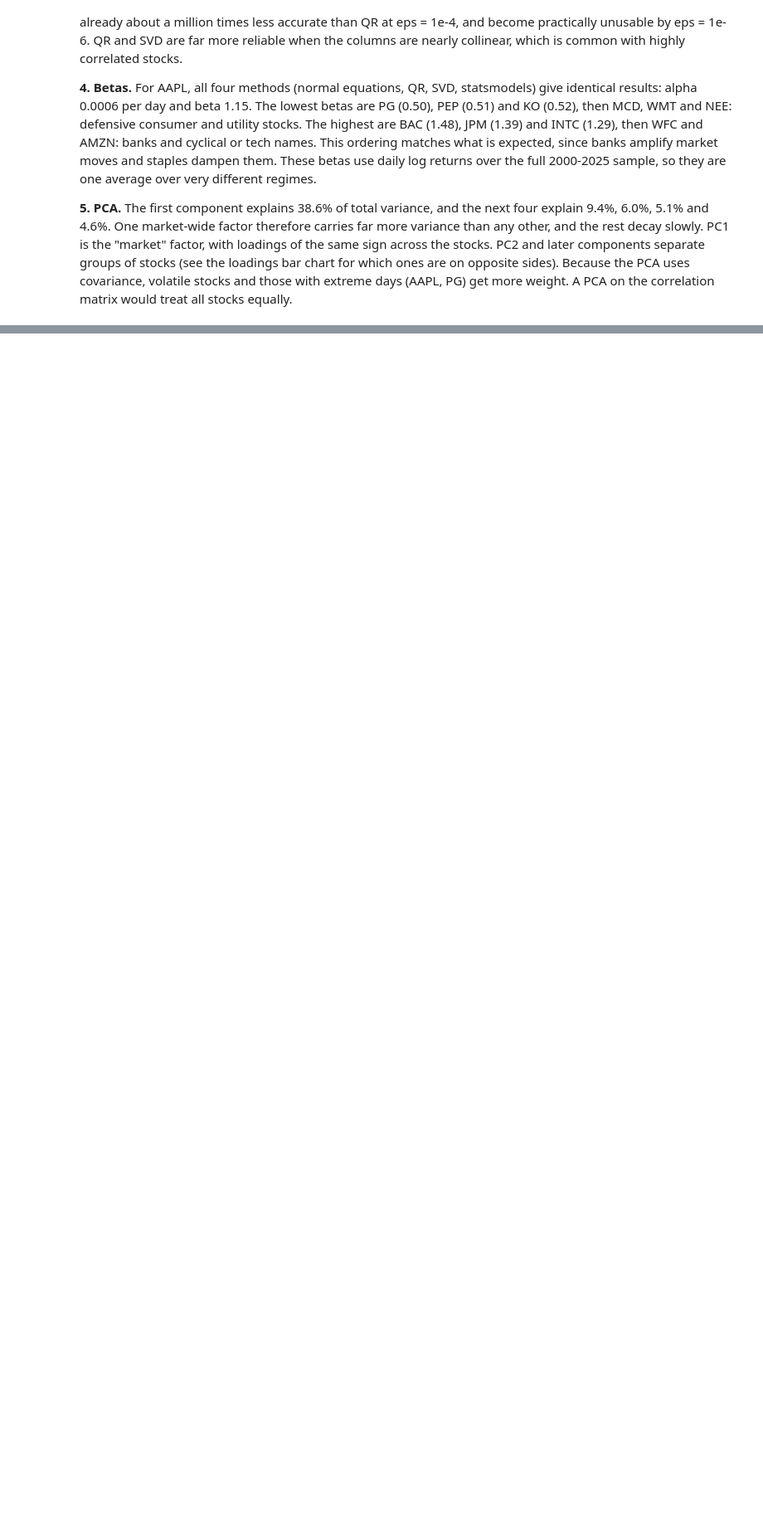
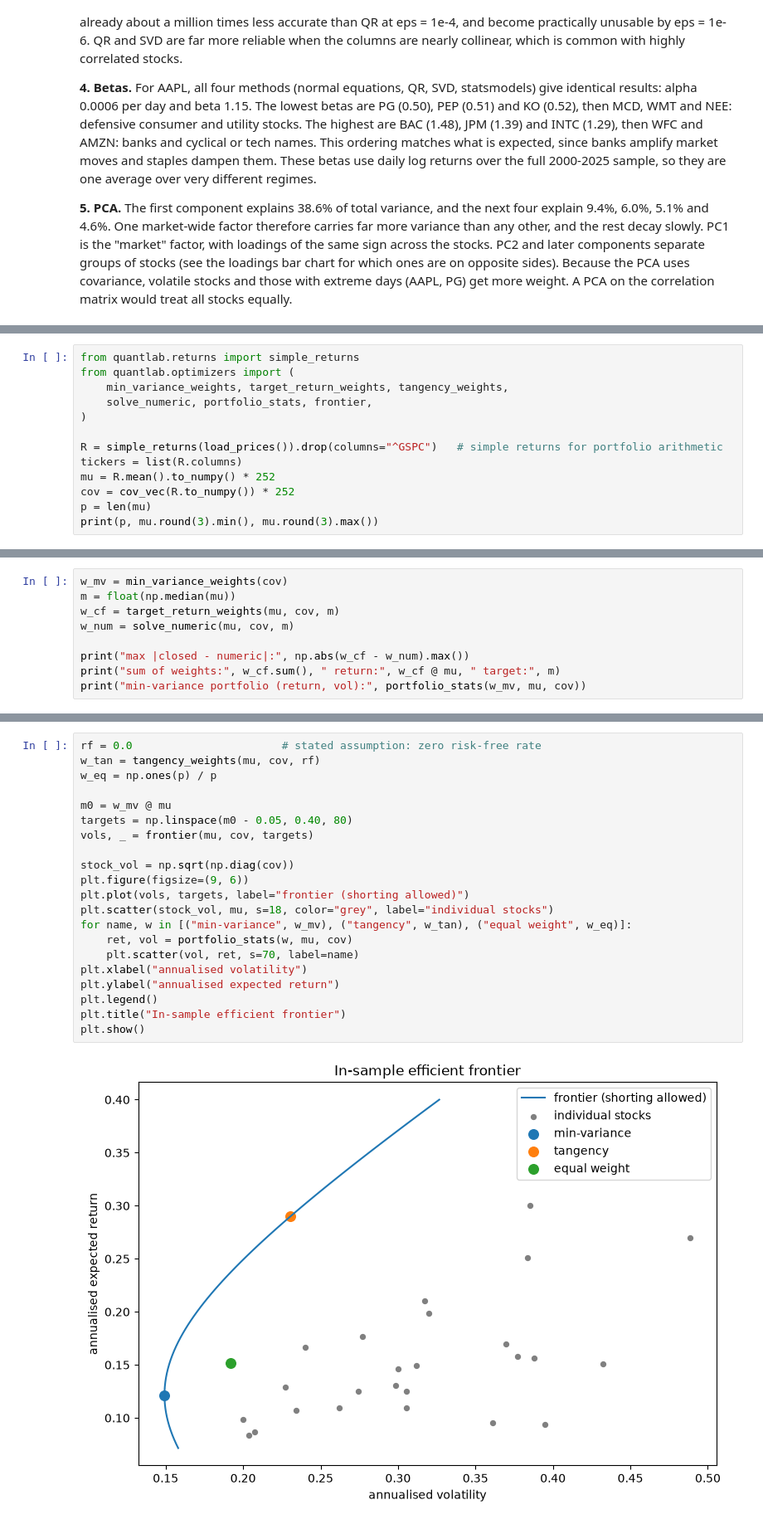
Before and after one commit to Vash150605/quantlab, a Jupyter notebook: notebooks/02_maths_to_code_drills.ipynb, the cells around one changed output, grey strips where cells are left out. Shown at 83% size. Drawn from its saved outputs; the diff is of its cells as text; blank space fills up the shorter version.

```diff
--- a/notebooks/02_maths_to_code_drills.ipynb
+++ b/notebooks/02_maths_to_code_drills.ipynb
@@ -127,0 +155,13 @@ plt.show()
+# %%
+from quantlab.returns import simple_returns
+from quantlab.optimizers import (
+    min_variance_weights, target_return_weights, tangency_weights,
+    solve_numeric, portfolio_stats, frontier,
+)
+
+R = simple_returns(load_prices()).drop(columns="^GSPC")   # simple returns for portfolio arithmetic
+tickers = list(R.columns)
+mu = R.mean().to_numpy() * 252
+cov = cov_vec(R.to_numpy()) * 252
+p = len(mu)
+print(p, mu.round(3).min(), mu.round(3).max())
@@ -127,0 +170,9 @@ plt.show()
+# %%
+w_mv = min_variance_weights(cov)
+m = float(np.median(mu))
+w_cf = target_return_weights(mu, cov, m)
+w_num = solve_numeric(mu, cov, m)
+
+print("max |closed - numeric|:", np.abs(w_cf - w_num).max())
+print("sum of weights:", w_cf.sum(), " return:", w_cf @ mu, " target:", m)
+print("min-variance portfolio (return, vol):", portfolio_stats(w_mv, mu, cov))
@@ -127,0 +183,23 @@ plt.show()
+# %%
+rf = 0.0                       # stated assumption: zero risk-free rate
+w_tan = tangency_weights(mu, cov, rf)
+w_eq = np.ones(p) / p
+
+m0 = w_mv @ mu
+targets = np.linspace(m0 - 0.05, 0.40, 80)
+vols, _ = frontier(mu, cov, targets)
+
+stock_vol = np.sqrt(np.diag(cov))
+plt.figure(figsize=(9, 6))
+plt.plot(vols, targets, label="frontier (shorting allowed)")
+plt.scatter(stock_vol, mu, s=18, color="grey", label="individual stocks")
+for name, w in [("min-variance", w_mv), ("tangency", w_tan), ("equal weight", w_eq)]:
+    ret, vol = portfolio_stats(w, mu, cov)
+    plt.scatter(vol, ret, s=70, label=name)
+plt.xlabel("annualised volatility")
+plt.ylabel("annualised expected return")
+plt.legend()
+plt.title("In-sample efficient frontier")
+plt.show()
+# %% [output]
+[figure, added]
```
Also changed, not shown: parts of 5 cells of this notebook, 2 other files.
